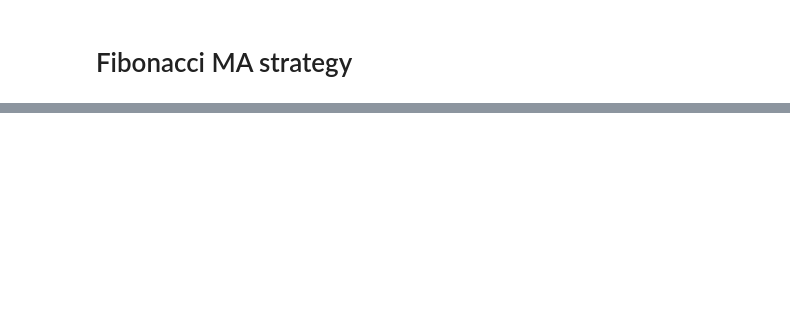
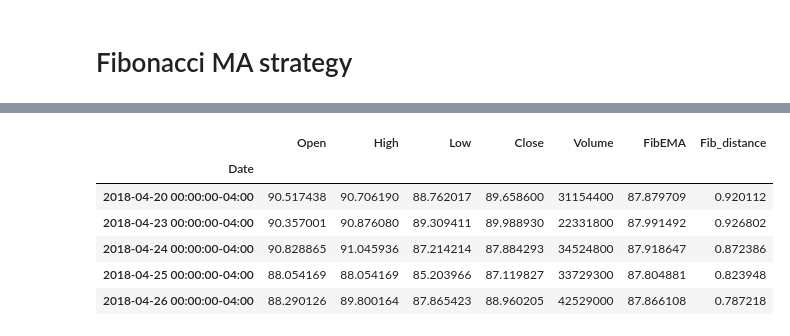
Before and after one commit to BaptisteZloch/Trading-strategies-and-indicators, a Jupyter notebook: src/11_Fibonacci_Moving_Average-strategy.ipynb, the cells around one changed output, grey strips where cells are left out. Drawn from its saved outputs; the diff is of its cells as text; code cells hidden in the pictures; blank space fills up the shorter version.

Commit message:
Fibonacci on stocks

```diff
--- a/src/11_Fibonacci_Moving_Average-strategy.ipynb
+++ b/src/11_Fibonacci_Moving_Average-strategy.ipynb
@@ -123,0 +171,8 @@ Exit reasons repartition:
+# %%
+import yfinance as yf
+
+ticker = "MSFT" # MSFT, TSLA, AAPL, AMZN, JPM, Gold (GC=F)
+
+stock = yf.Ticker(ticker).history(period='5y',interval="1d")
+stock.drop(columns=["Dividends","Stock Splits"],inplace=True)
+stock.head()
@@ -123,0 +187,54 @@ Exit reasons repartition:
+# %%
+stock["FibEMA"] = fibonacci_moving_average(stock.Close)
+stock["Fib_distance"] = fibonacci_distance_indicator(stock.Close, stock.FibEMA)
+
+stock.dropna(inplace=True)
+
+stock_short = stock.iloc[-2000:]
+fig = make_subplots(
+    rows=2,
+    cols=1,
+    subplot_titles=("Historical price", "Fibonacci Distance"),
+    shared_xaxes=True,
+)
+
+fig.add_trace(
+    go.Candlestick(
+        name="Historical price",
+        x=stock_short.index,
+        open=stock_short["Open"],
+        high=stock_short["High"],
+        low=stock_short["Low"],
+        close=stock_short["Close"],
+    ),
+    row=1,
+    col=1,
+)
+
+fig.add_trace(
+    go.Scatter(
+        name="FibEMA",
+        x=stock_short.index,
+        y=stock_short["FibEMA"],
+    ),
+    row=1,
+    col=1,
+)
+fig.add_trace(
+    go.Scatter(
+        name="EMA Distance",
+        x=stock_short.index,
+        y=stock_short["Fib_distance"],
+    ),
+    row=2,
+    col=1,
+)
+fig.update_layout(
+    xaxis_rangeslider_visible=False,
+    showlegend=True,
+    title_text="Historical price and Fibonacci Moving Average",
+)
+fig.show()
+
+stock.head()
+# %% [output]
@@ -123,0 +242,7 @@ Exit reasons repartition:
+|  | Open | High | Low | Close | Volume | FibEMA | Fib_distance |
+| Date |  |  |  |  |  |  |  |
+| 2018-04-20 00:00:00-04:00 | 90.517438 | 90.706190 | 88.762017 | 89.658600 | 31154400 | 87.879709 | 0.920112 |
+| 2018-04-23 00:00:00-04:00 | 90.357001 | 90.876080 | 89.309411 | 89.988930 | 22331800 | 87.991492 | 0.926802 |
+| 2018-04-24 00:00:00-04:00 | 90.828865 | 91.045936 | 87.214214 | 87.884293 | 34524800 | 87.918647 | 0.872386 |
+| 2018-04-25 00:00:00-04:00 | 88.054169 | 88.054169 | 85.203966 | 87.119827 | 33729300 | 87.804881 | 0.823948 |
+| 2018-04-26 00:00:00-04:00 | 88.290126 | 89.800164 | 87.865423 | 88.960205 | 42529000 | 87.866108 | 0.787218 |
```
Also changed, not shown: parts of 9 cells of this notebook, 3 other files.
